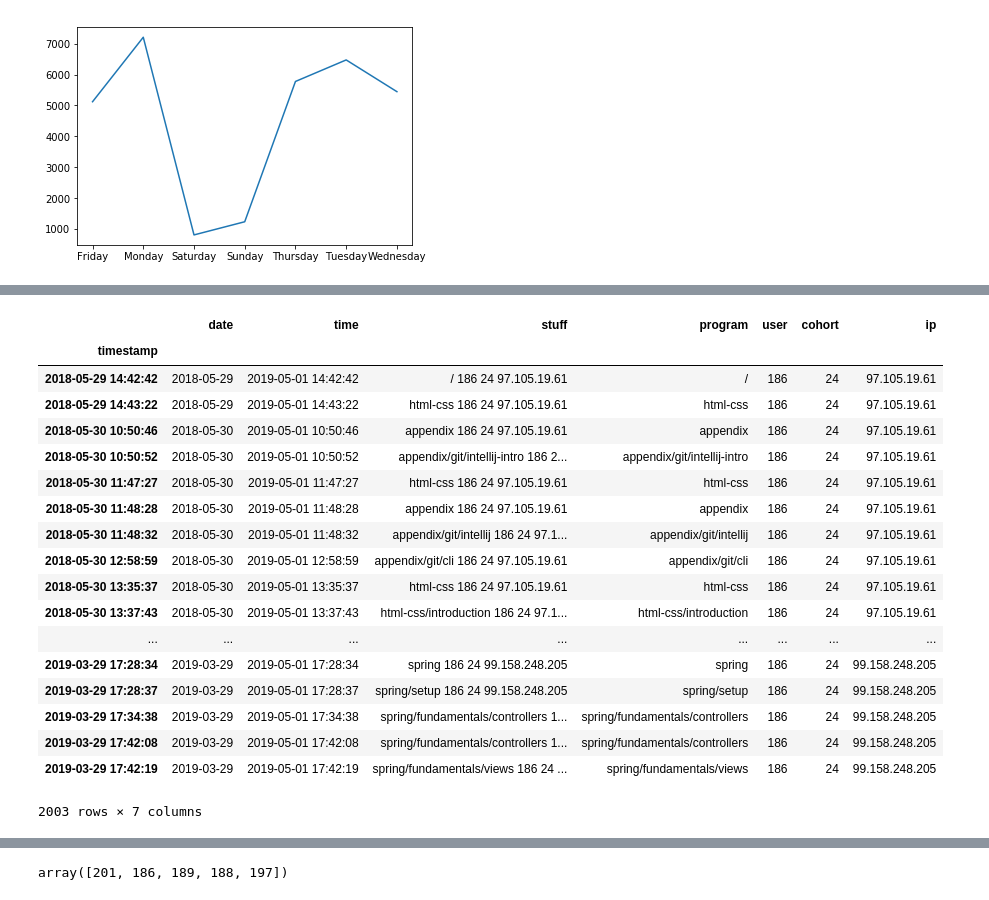
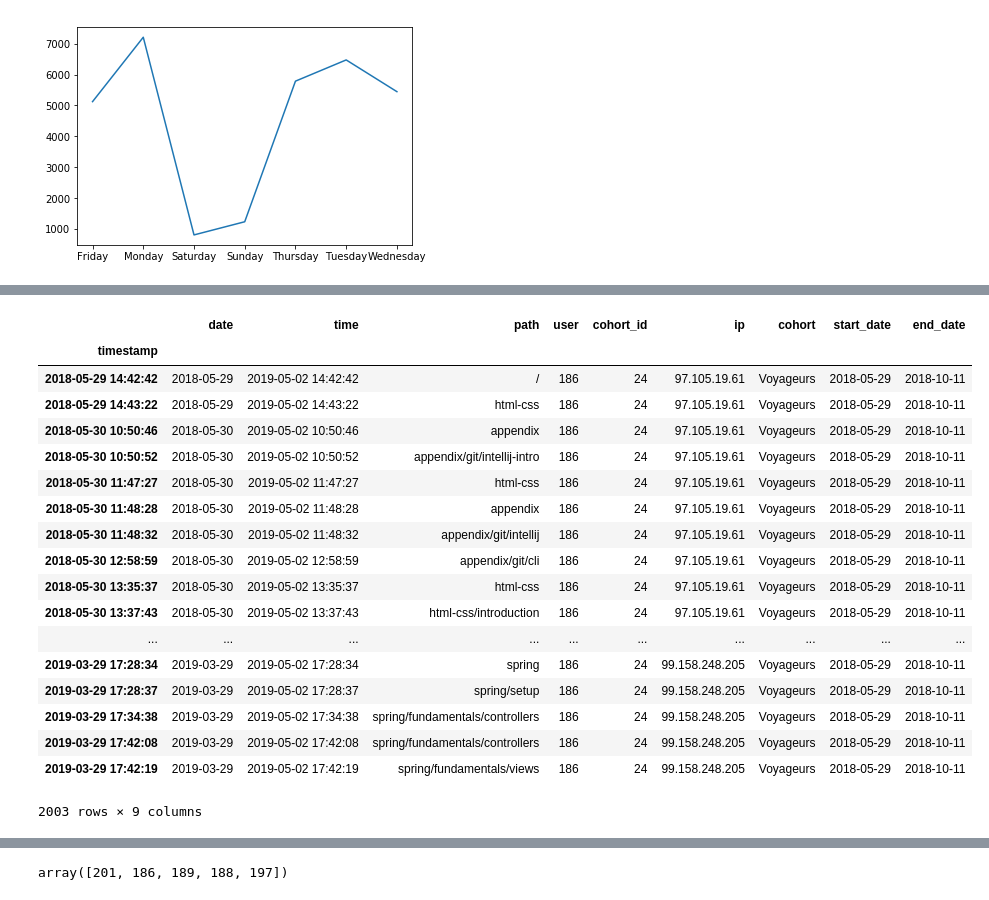
Before and after one commit to josephburton06/ds-methodologies-exercises, a Jupyter notebook: anomaly_detection/anomaly_detection.ipynb, the cells around one changed output, grey strips where cells are left out. Saved outputs shown, nothing was run; the diff lists cells and outputs as text; code cells hidden in the pictures.

```diff
--- a/anomaly_detection/anomaly_detection.ipynb
+++ b/anomaly_detection/anomaly_detection.ipynb
@@ -441,0 +462,4 @@ dtype: object
+# %%
+df.start_date = pd.to_datetime(df.start_date)
+df.end_date = pd.to_datetime(df.end_date)
+df.dtypes
@@ -441,0 +479,3 @@ dtype: object
+# %%
+df['running_days'] = df['date'] - df['start_date']
+df.sample(15)
@@ -441,0 +499,3 @@ dtype: object
+# %%
+df['days_out'] = df['date'] - df['end_date']
+df.sample(15)
@@ -441,0 +519,4 @@ dtype: object
+# %%
+df['running_days'] = (df['running_days']/np.timedelta64(1, 'D')).astype(int)
+df['days_out'] = (df['days_out']/np.timedelta64(1, 'D')).astype(int)
+df.head(3)
@@ -913,23 +1431,23 @@ cohort_24_proba[['proba_during', 'proba_after']].plot(kind='bar', stacked=True)
 # %%
-df[df.user == '186']
+df[df.user == 186]
 # %% [output]
-|  | date | time | stuff | program | user | cohort | ip |
-| timestamp |  |  |  |  |  |  |  |
-| 2018-05-29 14:42:42 | 2018-05-29 | 2019-05-01 14:42:42 | / 186 24 97.105.19.61 | / | 186 | 24 | 97.105.19.61 |
-| 2018-05-29 14:43:22 | 2018-05-29 | 2019-05-01 14:43:22 | html-css 186 24 97.105.19.61 | html-css | 186 | 24 | 97.105.19.61 |
-| 2018-05-30 10:50:46 | 2018-05-30 | 2019-05-01 10:50:46 | appendix 186 24 97.105.19.61 | appendix | 186 | 24 | 97.105.19.61 |
-| 2018-05-30 10:50:52 | 2018-05-30 | 2019-05-01 10:50:52 | appendix/git/intellij-intro 186 2... | appendix/git/intellij-intro | 186 | 24 | 97.105.19.61 |
-| 2018-05-30 11:47:27 | 2018-05-30 | 2019-05-01 11:47:27 | html-css 186 24 97.105.19.61 | html-css | 186 | 24 | 97.105.19.61 |
-| 2018-05-30 11:48:28 | 2018-05-30 | 2019-05-01 11:48:28 | appendix 186 24 97.105.19.61 | appendix | 186 | 24 | 97.105.19.61 |
-| 2018-05-30 11:48:32 | 2018-05-30 | 2019-05-01 11:48:32 | appendix/git/intellij 186 24 97.1... | appendix/git/intellij | 186 | 24 | 97.105.19.61 |
-| 2018-05-30 12:58:59 | 2018-05-30 | 2019-05-01 12:58:59 | appendix/git/cli 186 24 97.105.19.61 | appendix/git/cli | 186 | 24 | 97.105.19.61 |
-| 2018-05-30 13:35:37 | 2018-05-30 | 2019-05-01 13:35:37 | html-css 186 24 97.105.19.61 | html-css | 186 | 24 | 97.105.19.61 |
-| 2018-05-30 13:37:43 | 2018-05-30 | 2019-05-01 13:37:43 | html-css/introduction 186 24 97.1... | html-css/introduction | 186 | 24 | 97.105.19.61 |
-| ... | ... | ... | ... | ... | ... | ... | ... |
-| 2019-03-29 17:28:34 | 2019-03-29 | 2019-05-01 17:28:34 | spring 186 24 99.158.248.205 | spring | 186 | 24 | 99.158.248.205 |
-| 2019-03-29 17:28:37 | 2019-03-29 | 2019-05-01 17:28:37 | spring/setup 186 24 99.158.248.205 | spring/setup | 186 | 24 | 99.158.248.205 |
-| 2019-03-29 17:34:38 | 2019-03-29 | 2019-05-01 17:34:38 | spring/fundamentals/controllers 1... | spring/fundamentals/controllers | 186 | 24 | 99.158.248.205 |
-| 2019-03-29 17:42:08 | 2019-03-29 | 2019-05-01 17:42:08 | spring/fundamentals/controllers 1... | spring/fundamentals/controllers | 186 | 24 | 99.158.248.205 |
-| 2019-03-29 17:42:19 | 2019-03-29 | 2019-05-01 17:42:19 | spring/fundamentals/views 186 24 ... | spring/fundamentals/views | 186 | 24 | 99.158.248.205 |
+|  | date | time | path | user | cohort_id | ip | cohort | start_date | end_date |
+| timestamp |  |  |  |  |  |  |  |  |  |
+| 2018-05-29 14:42:42 | 2018-05-29 | 2019-05-02 14:42:42 | / | 186 | 24 | 97.105.19.61 | Voyageurs | 2018-05-29 | 2018-10-11 |
+| 2018-05-29 14:43:22 | 2018-05-29 | 2019-05-02 14:43:22 | html-css | 186 | 24 | 97.105.19.61 | Voyageurs | 2018-05-29 | 2018-10-11 |
+| 2018-05-30 10:50:46 | 2018-05-30 | 2019-05-02 10:50:46 | appendix | 186 | 24 | 97.105.19.61 | Voyageurs | 2018-05-29 | 2018-10-11 |
+| 2018-05-30 10:50:52 | 2018-05-30 | 2019-05-02 10:50:52 | appendix/git/intellij-intro | 186 | 24 | 97.105.19.61 | Voyageurs | 2018-05-29 | 2018-10-11 |
+| 2018-05-30 11:47:27 | 2018-05-30 | 2019-05-02 11:47:27 | html-css | 186 | 24 | 97.105.19.61 | Voyageurs | 2018-05-29 | 2018-10-11 |
+| 2018-05-30 11:48:28 | 2018-05-30 | 2019-05-02 11:48:28 | appendix | 186 | 24 | 97.105.19.61 | Voyageurs | 2018-05-29 | 2018-10-11 |
+| 2018-05-30 11:48:32 | 2018-05-30 | 2019-05-02 11:48:32 | appendix/git/intellij | 186 | 24 | 97.105.19.61 | Voyageurs | 2018-05-29 | 2018-10-11 |
+| 2018-05-30 12:58:59 | 2018-05-30 | 2019-05-02 12:58:59 | appendix/git/cli | 186 | 24 | 97.105.19.61 | Voyageurs | 2018-05-29 | 2018-10-11 |
+| 2018-05-30 13:35:37 | 2018-05-30 | 2019-05-02 13:35:37 | html-css | 186 | 24 | 97.105.19.61 | Voyageurs | 2018-05-29 | 2018-10-11 |
+| 2018-05-30 13:37:43 | 2018-05-30 | 2019-05-02 13:37:43 | html-css/introduction | 186 | 24 | 97.105.19.61 | Voyageurs | 2018-05-29 | 2018-10-11 |
+| ... | ... | ... | ... | ... | ... | ... | ... | ... | ... |
+| 2019-03-29 17:28:34 | 2019-03-29 | 2019-05-02 17:28:34 | spring | 186 | 24 | 99.158.248.205 | Voyageurs | 2018-05-29 | 2018-10-11 |
+| 2019-03-29 17:28:37 | 2019-03-29 | 2019-05-02 17:28:37 | spring/setup | 186 | 24 | 99.158.248.205 | Voyageurs | 2018-05-29 | 2018-10-11 |
+| 2019-03-29 17:34:38 | 2019-03-29 | 2019-05-02 17:34:38 | spring/fundamentals/controllers | 186 | 24 | 99.158.248.205 | Voyageurs | 2018-05-29 | 2018-10-11 |
+| 2019-03-29 17:42:08 | 2019-03-29 | 2019-05-02 17:42:08 | spring/fundamentals/controllers | 186 | 24 | 99.158.248.205 | Voyageurs | 2018-05-29 | 2018-10-11 |
+| 2019-03-29 17:42:19 | 2019-03-29 | 2019-05-02 17:42:19 | spring/fundamentals/views | 186 | 24 | 99.158.248.205 | Voyageurs | 2018-05-29 | 2018-10-11 |
-2003 rows × 7 columns
+2003 rows × 9 columns
 # %%
```
Also changed, not shown: parts of 177 cells of this notebook.
